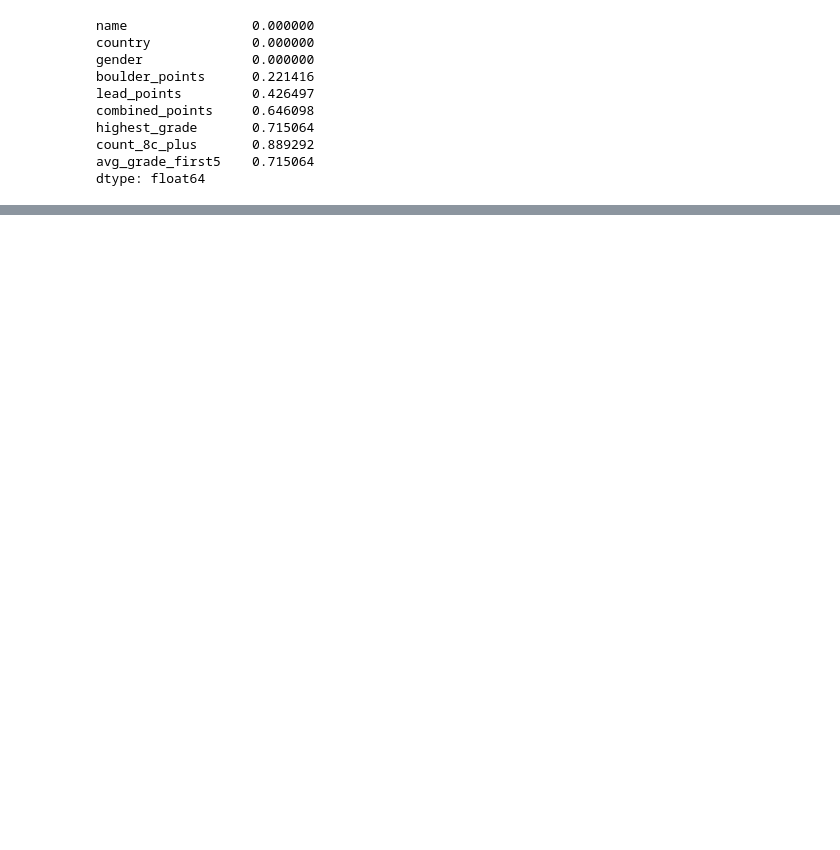
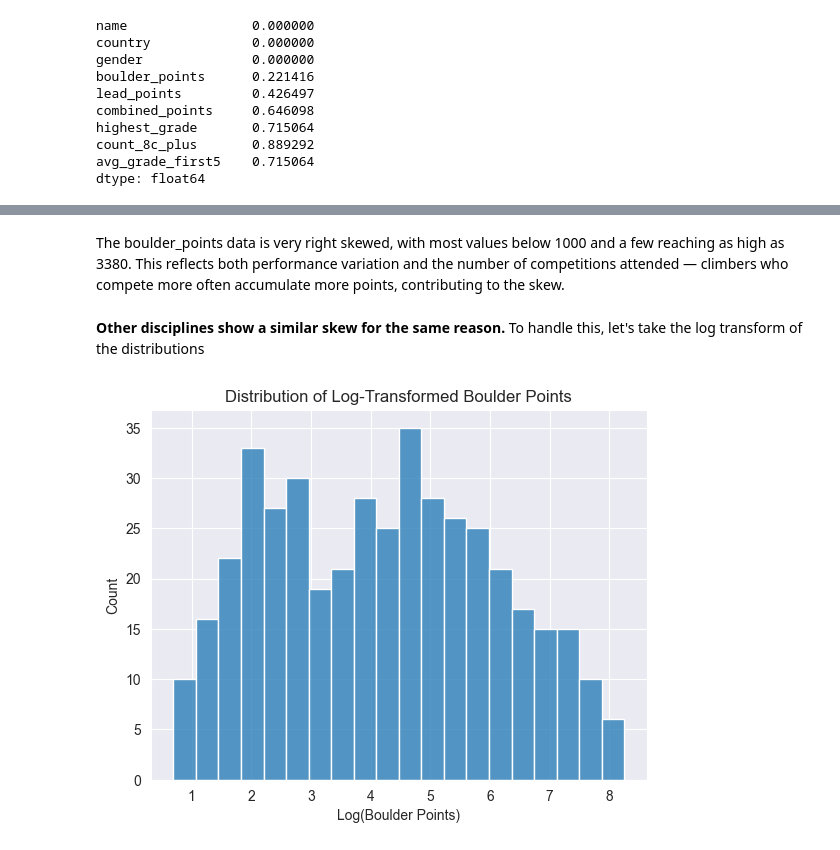
Before and after one commit to ssinix/crag-to-competition, a Jupyter notebook: 02_data_analysis/2.1_EDA.ipynb, the cells around one changed output, grey strips where cells are left out. Cells and saved outputs as stored; diff of their text form; code cells hidden in the pictures; blank space fills up the shorter version.

```diff
--- a/02_data_analysis/2.1_EDA.ipynb
+++ b/02_data_analysis/2.1_EDA.ipynb
@@ -107,0 +143,16 @@ dtype: float64
+# %% [markdown]
+The boulder_points data is very right skewed, with most values below 1000 and a few reaching as high as 3380. This reflects both performance variation and the number of competitions attended — climbers who compete more often accumulate more points, contributing to the skew.
+# %% [markdown]
+**Other disciplines show a similar skew for the same reason.**
+To handle this, let's take the log transform of the distributions
+# %%
+# Apply log transformation (add 1 to avoid log(0) issues)
+boulder_athletes.loc[:, 'log_boulder_points'] = np.log1p(boulder_athletes['boulder_points'])
+
+# Plot histogram of log-transformed data
+sns.histplot(boulder_athletes['log_boulder_points'], bins=20)
+plt.title('Distribution of Log-Transformed Boulder Points')
+plt.xlabel('Log(Boulder Points)')
+plt.show()
+# %% [output]
+[figure, added]
```
Also changed, not shown: parts of 26 cells of this notebook.
